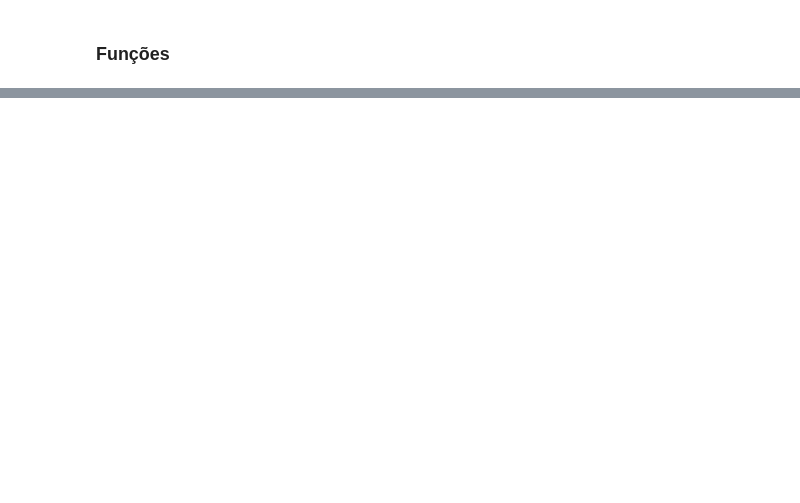
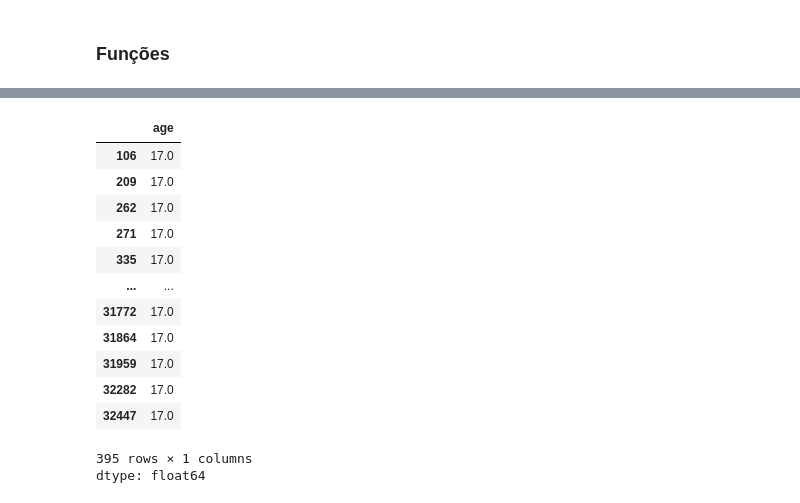
Before and after one commit to DanRelief/DanRelief, a Jupyter notebook: Pandas.ipynb, the cells around one changed output, grey strips where cells are left out. Cells and saved outputs as stored; diff of their text form; code cells hidden in the pictures; blank space fills up the shorter version.

```diff
--- a/Pandas.ipynb
+++ b/Pandas.ipynb
@@ -803,6 +1163,23 @@ serie_idade
 # %%
 #outra maneira de utilizar uma função
-serie_idade.apply(lambda idade: 18 if idade<17) #declarando uma função e já executando ela para todos os elementos
+serie_idade= serie_idade.apply(lambda idade: 17 if idade==18 else idade) #declarando uma função e já executando ela para todos os elementos. Nesse caso, transformando todos os elementos iguais a 18 em 17 anos
+# %%
+serie_idade[serie_idade<18] #retorna apenas os menores de 18
+# %% [output]
+|  | age |
+| 106 | 17.0 |
+| 209 | 17.0 |
+| 262 | 17.0 |
+| 271 | 17.0 |
+| 335 | 17.0 |
+| ... | ... |
+| 31772 | 17.0 |
+| 31864 | 17.0 |
+| 31959 | 17.0 |
+| 32282 | 17.0 |
+| 32447 | 17.0 |
+395 rows × 1 columns
+dtype: float64
 # %%
 serie_idade2 = serie_idade.iloc[0:10] #recebe os primeiros 10 elementos
 serie_idade2
```
Also changed, not shown: parts of 41 cells of this notebook.
